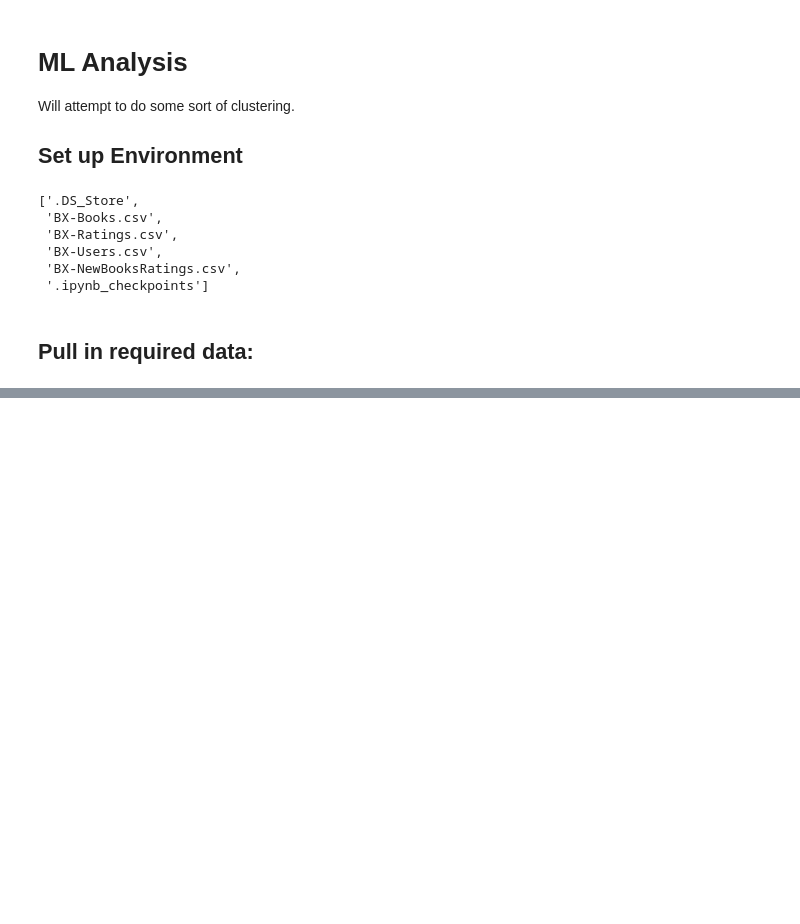
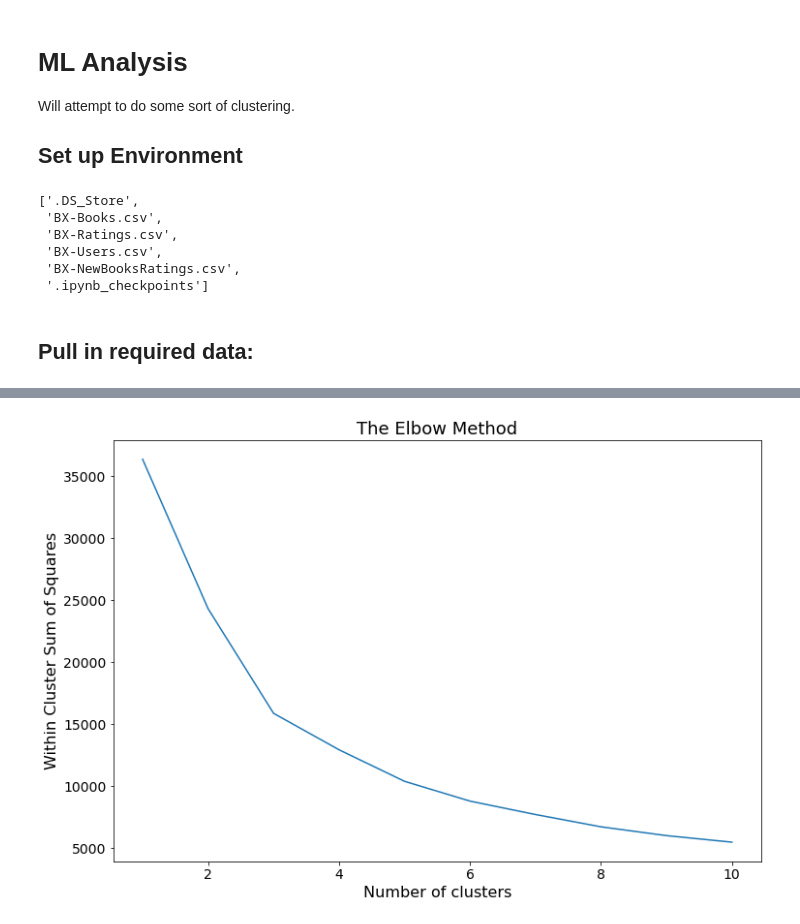
Before and after one commit to caseynator123/EDP_assigment2, a Jupyter notebook: ml/ml_analysis.ipynb, the cells around one changed output, grey strips where cells are left out. Cells and saved outputs as stored; diff of their text form; code cells hidden in the pictures; blank space fills up the shorter version.

Commit message:
tried clustering for age

```diff
--- a/ml/ml_analysis.ipynb
+++ b/ml/ml_analysis.ipynb
@@ -105,0 +187,4 @@ books[books['Book-Title'].isna()]
+# %%
+books_ratings = books.merge(weighted_ratings)
+# %%
+df = books_ratings[['average_age', 'Year-Of-Publication']]
@@ -105,0 +209,3 @@ books[books['Book-Title'].isna()]
+# %%
+clus_df = StandardScaler().fit_transform(df)
+clus_df
@@ -105,0 +220,25 @@ books[books['Book-Title'].isna()]
+# %%
+from sklearn.cluster import KMeans
+
+wcss = []
+
+for i in range(1, 11):
+    kmeans = KMeans(n_clusters = i, init = 'k-means++', random_state = 1)
+    kmeans.fit(clus_df)
+
+    wcss.append(kmeans.inertia_)
+# %%
+# depicting
+
+plt.figure(figsize = (12, 8))
+sns.lineplot(x = list(range(1, 11)), y = wcss)
+
+plt.xticks(fontsize = 14)
+plt.yticks(fontsize = 14)
+plt.title('The Elbow Method', fontsize = 18)
+plt.xlabel('Number of clusters', fontsize = 16)
+plt.ylabel('Within Cluster Sum of Squares', fontsize = 16)
+
+plt.show()
+# %% [output]
+[figure, added]
```
Also changed, not shown: parts of 39 cells of this notebook, 1 other file.
